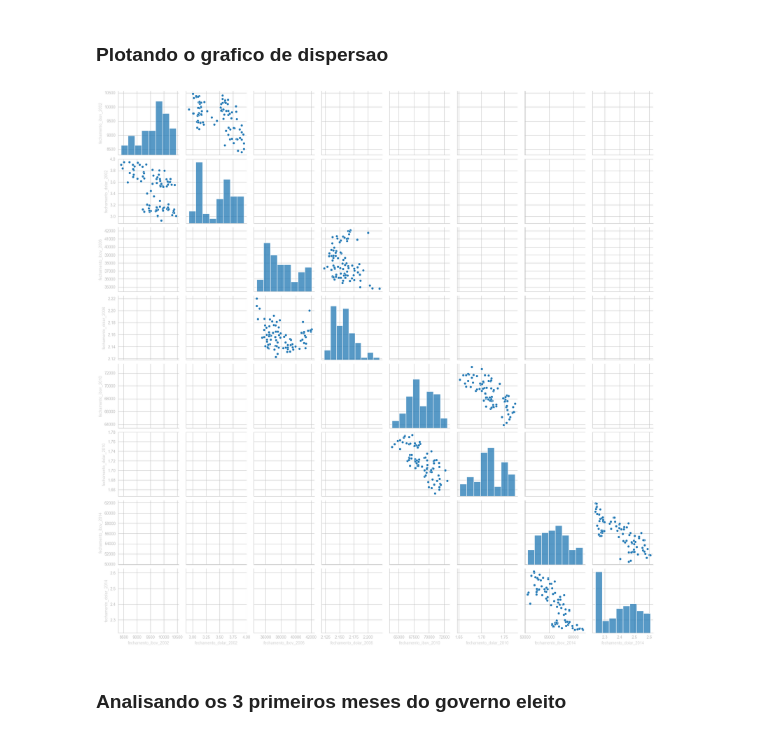
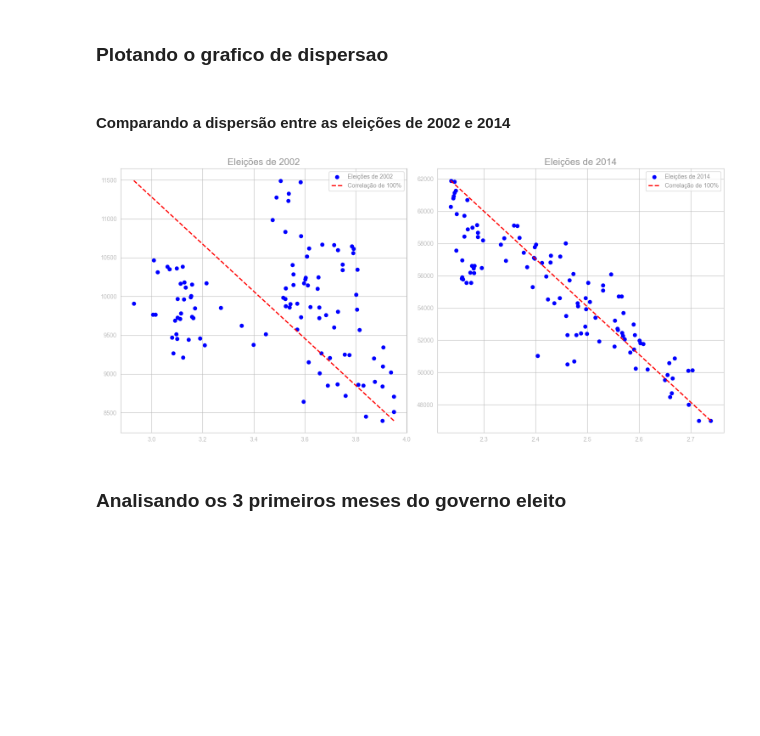
Before and after one commit to naruhikohama/tcc-adados, a Jupyter notebook: notebook.ipynb, the cells around one changed output. Saved outputs shown, nothing was run; the diff lists cells and outputs as text; code cells hidden in the pictures; blank space fills up the shorter version.

```diff
--- a/notebook.ipynb
+++ b/notebook.ipynb
@@ -141,12 +143,31 @@ plt.show()
-# %%
-df_govs['data'] = df_govs['data'].dt.strftime('%m-%d')
 # %% [markdown]
 ### Plotando o grafico de dispersao
-# %%
-sns.pairplot(df_govs[['fechamento_ibov_2002', 'fechamento_dolar_2002', 'fechamento_ibov_2006', 'fechamento_dolar_2006', 'fechamento_ibov_2010', 'fechamento_dolar_2010', 'fechamento_ibov_2014', 'fechamento_dolar_2014']])
-plt.show()
-# %% [output]
-[figure, removed]
+# %% [markdown]
+#### Comparando a dispersão entre as eleições de 2002 e 2014
+# %%
+plt.figure(figsize=(15, 7))
+
+# Eleições 2002
+plt.subplot(1, 2, 1)
+x = [df_govs.fechamento_dolar_2002.max(), df_govs.fechamento_dolar_2002.min()]
+y = [df_govs.fechamento_ibov_2002.min(), df_govs.fechamento_ibov_2002.max()]
+plt.scatter(x=df_govs['fechamento_dolar_2002'], y=df_govs['fechamento_ibov_2002'], color='blue', label='Eleições de 2002')
+plt.plot(x, y, linestyle='--', color='red', linewidth=2, label='Correlação de 100%')
+plt.title('Eleições de 2002', fontsize=16)
+plt.legend()
+# Eleições 2014
+plt.subplot(1, 2, 2)
+x = [df_govs.fechamento_dolar_2014.max(), df_govs.fechamento_dolar_2014.min()]
+y = [df_govs.fechamento_ibov_2014.min(), df_govs.fechamento_ibov_2014.max()]
+plt.scatter(x=df_govs['fechamento_dolar_2014'], y=df_govs['fechamento_ibov_2014'], color='blue', label='Eleições de 2014')
+plt.plot(x, y, linestyle='--', color='red', linewidth=2, label='Correlação de 100%')
+plt.title('Eleições de 2014', fontsize=16)
+plt.legend()
+
+plt.tight_layout()
+plt.show()
+# %% [output]
+[figure, added]
 # %% [markdown]
 ### Analisando os 3 primeiros meses do governo eleito
 # %%
```
Also changed, not shown: parts of 28 cells of this notebook.
